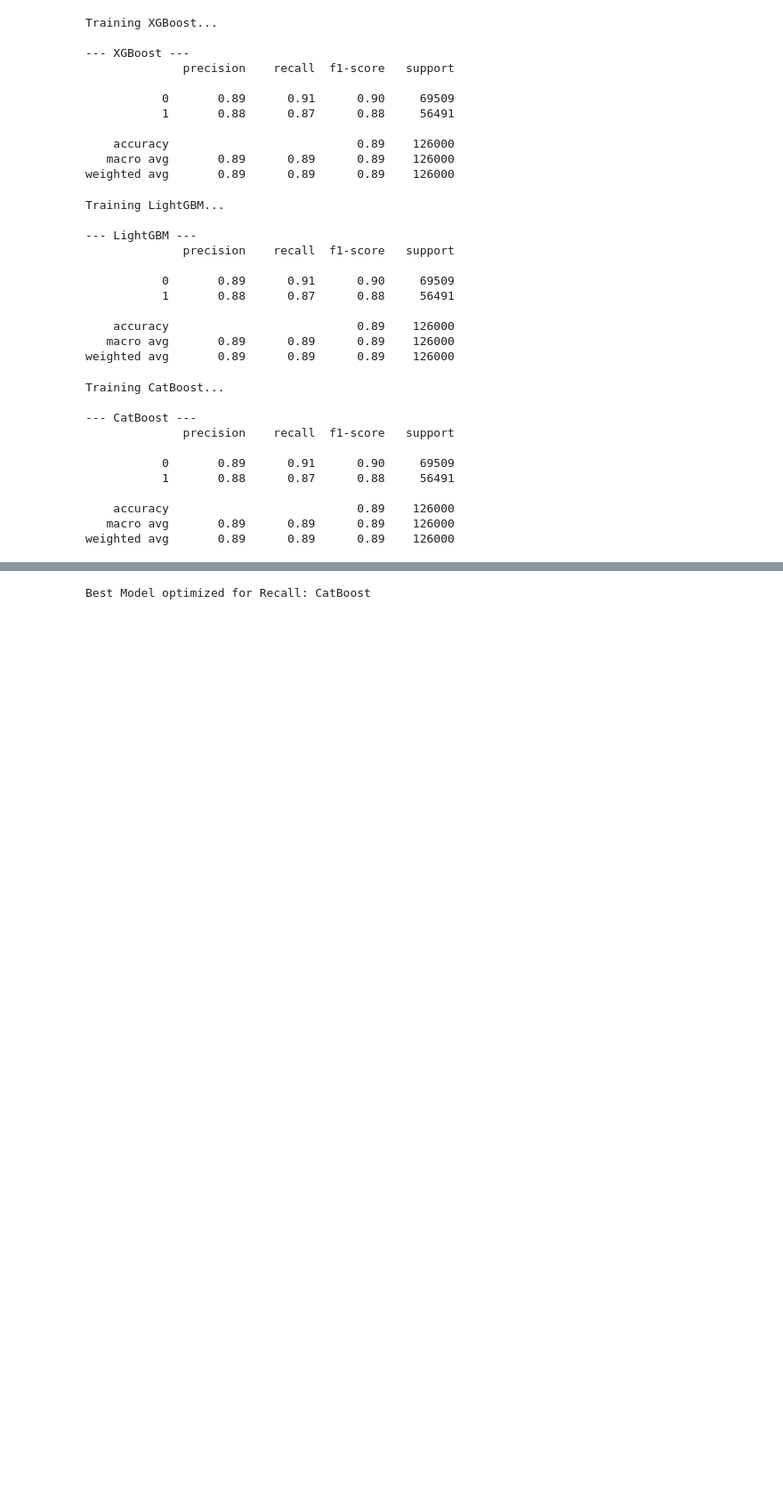
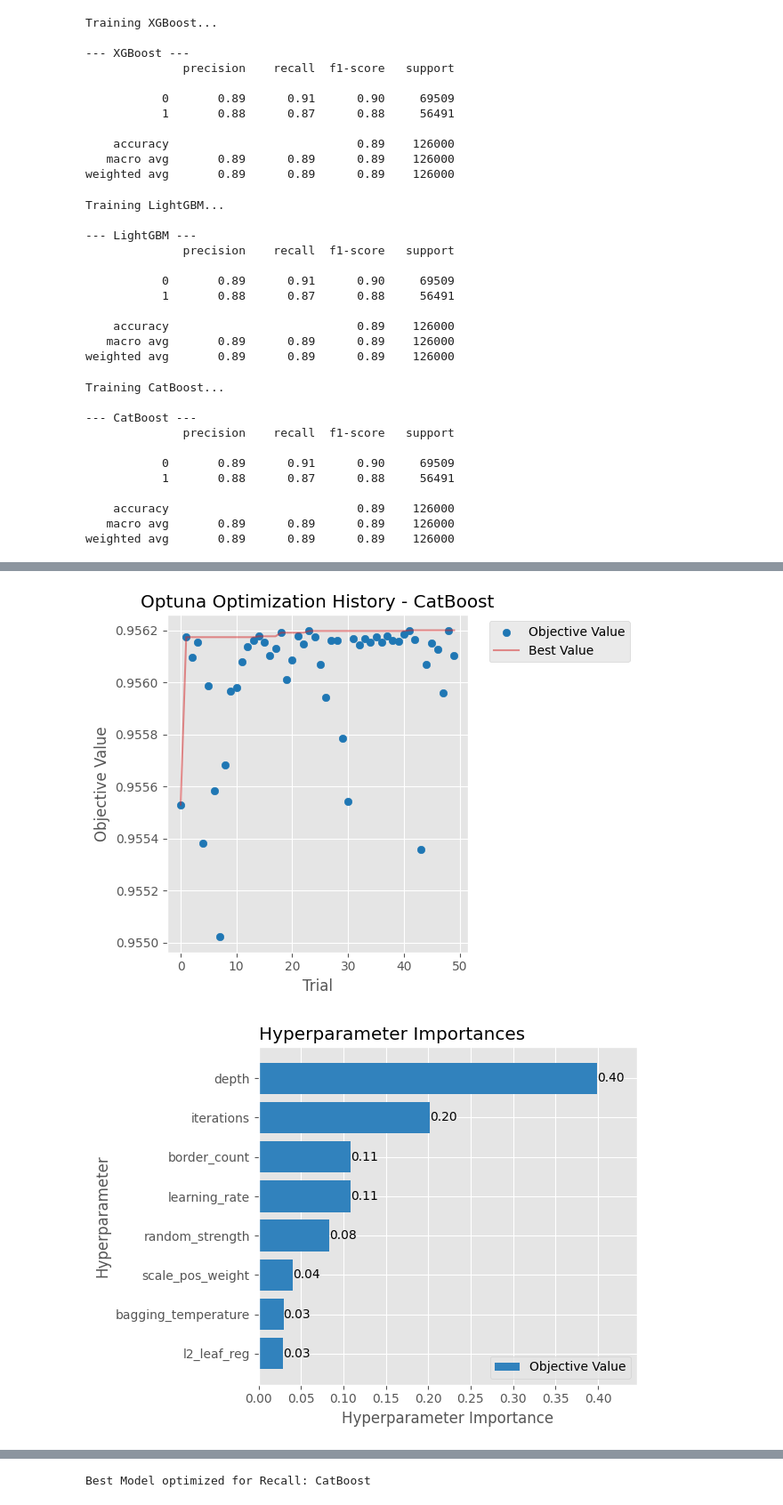
Before and after one commit to VIVPM/heart-disease-prediction, a Jupyter notebook: heart_disease_prediction.ipynb, the cells around one changed output, grey strips where cells are left out. Shown at 89% size. Cells and saved outputs as stored; diff of their text form; code cells hidden in the pictures; blank space fills up the shorter version.

```diff
--- a/heart_disease_prediction.ipynb
+++ b/heart_disease_prediction.ipynb
@@ -424,3 +633,20 @@ weighted avg       0.89      0.89      0.89    126000
+# %%
+# Optional: Visualize optimization history
+import matplotlib.pyplot as plt
+
+fig = optuna.visualization.matplotlib.plot_optimization_history(study)
+plt.title('Optuna Optimization History - CatBoost')
+plt.tight_layout()
+plt.show()
+
+# Optional: Plot parameter importances
+fig = optuna.visualization.matplotlib.plot_param_importances(study)
+# plt.title('Hyperparameter Importances - CatBoost')
+plt.tight_layout()
+plt.show()
+# %% [output]
+[figure, added]
+[figure, added]
 # %%
 import pandas as pd
 
```
Also changed, not shown: parts of 15 cells of this notebook, 29 other files.
